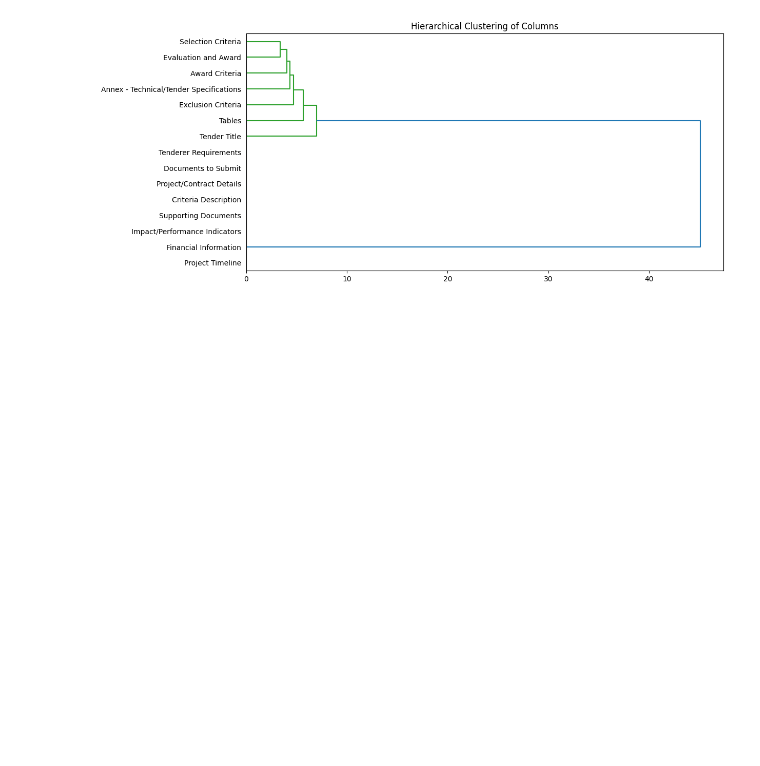
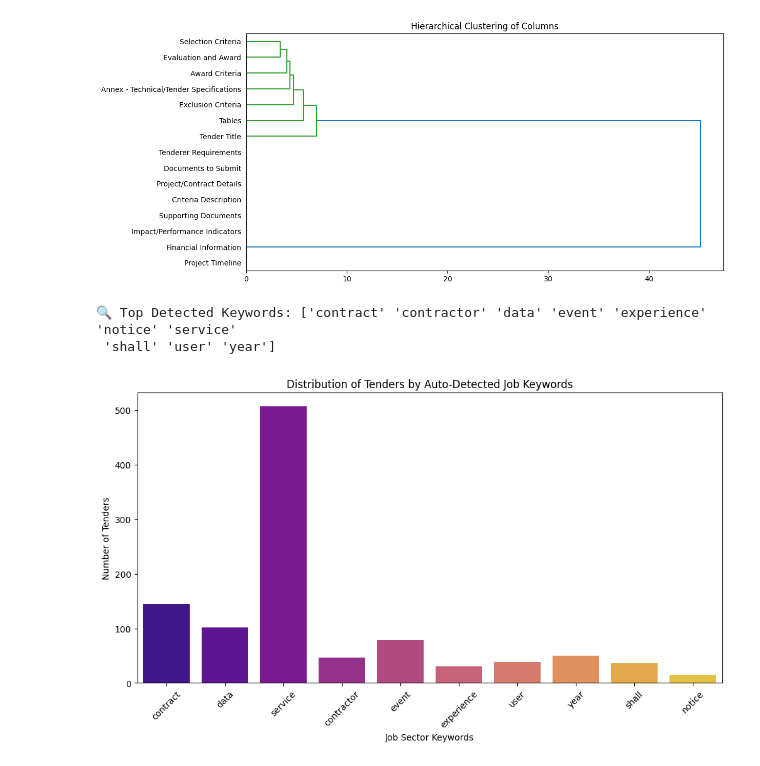
Before and after one commit to QuasimodoCodes/Bachlorz, a Jupyter notebook: experiments/plots.ipynb, the cells around one changed output. Cells and saved outputs as stored; diff of their text form; code cells hidden in the pictures; blank space fills up the shorter version.

Commit message:
update on data and plots

```diff
--- a/experiments/plots.ipynb
+++ b/experiments/plots.ipynb
@@ -574,3 +574,62 @@ plt.title("Hierarchical Clustering of Columns")
 plt.show()
 # %% [output]
 [figure]
+# %%
+import pandas as pd
+import matplotlib.pyplot as plt
+import seaborn as sns
+from collections import Counter
+from sklearn.feature_extraction.text import TfidfVectorizer
+
+# Load CSV
+file_path = r"C:\Users\Victor\Hyrr\Bachlorz\Data\final_cleaned.csv"
+df = pd.read_csv(file_path)
+
+# Use "Tender Title" for classification (change if needed)
+sector_column = "Tender Title"
+
+# Fill NaN values with empty strings
+df[sector_column] = df[sector_column].fillna("").astype(str)
+
+# Extract top keywords using TF-IDF
+vectorizer = TfidfVectorizer(stop_words="english", max_features=10)
+tfidf_matrix = vectorizer.fit_transform(df[sector_column])
+top_keywords = vectorizer.get_feature_names_out()
+
+# Print detected keywords
+print("Top Detected Keywords:", top_keywords)
+
+# Count occurrences of each keyword in the tenders
+sector_counts = Counter()
+tender_categories = []  # For categorical data
+
+for text in df[sector_column]:
+    matched = False
+    for keyword in top_keywords:
+        if keyword in text.lower():
+            sector_counts[keyword] += 1
+            tender_categories.append((keyword, text))
+            matched = True
+    if not matched:
+        tender_categories.append(("Other", text))
+
+# Convert to DataFrame for Seaborn
+sector_df = pd.DataFrame(sector_counts.items(), columns=["Keyword", "Count"])
+
+# Generate a color palette
+colors = sns.color_palette("plasma", n_colors=len(sector_df))
+
+# Create a Seaborn bar chart with proper hue assignment
+plt.figure(figsize=(12, 6))
+sns.barplot(data=sector_df, x="Keyword", y="Count", hue="Keyword", palette=colors, dodge=False, legend=False)
+
+# Customize appearance
+plt.xlabel("Job Sector Keywords")
+plt.ylabel("Number of Tenders")
+plt.title("Distribution of Tenders by Auto-Detected Job Keywords")
+plt.xticks(rotation=45)
+plt.show()
+# %% [output]
+🔍 Top Detected Keywords: ['contract' 'contractor' 'data' 'event' 'experience' 'notice' 'service'
+ 'shall' 'user' 'year']
+[figure, added]
```
Also changed, not shown: 1 other file.
